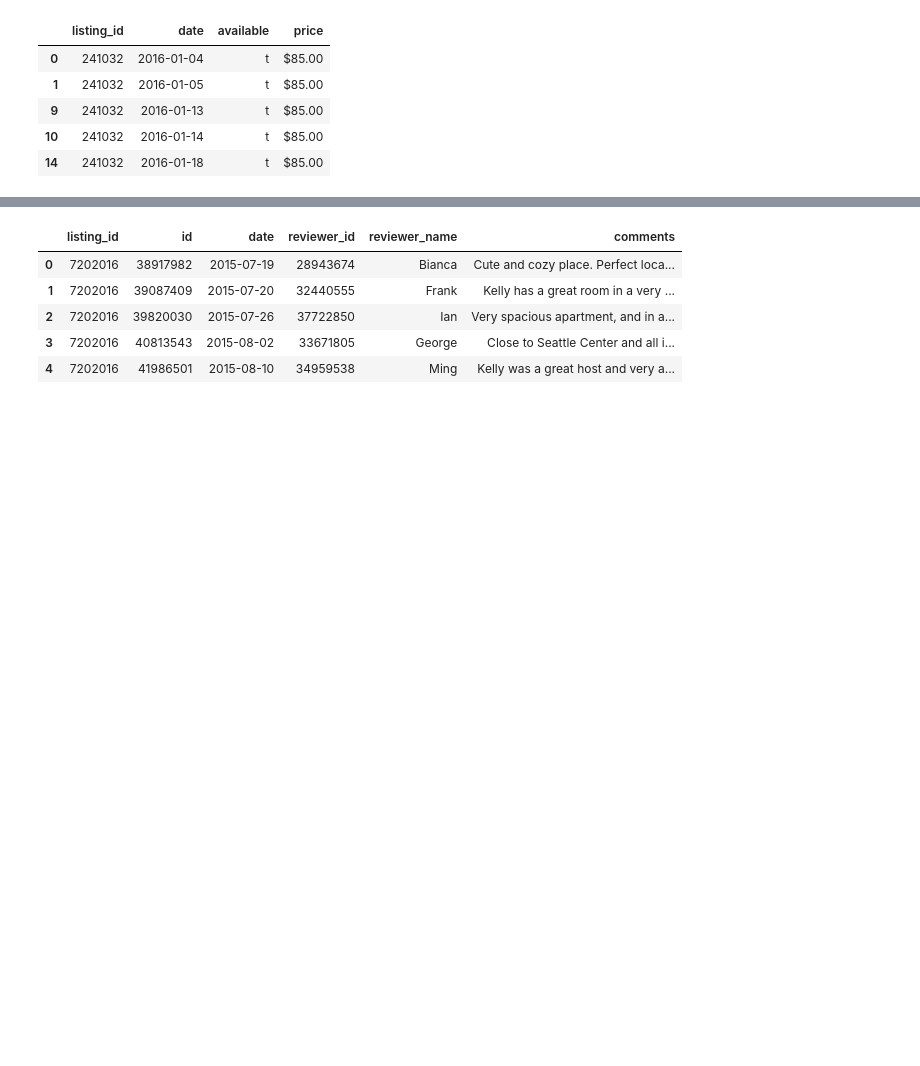
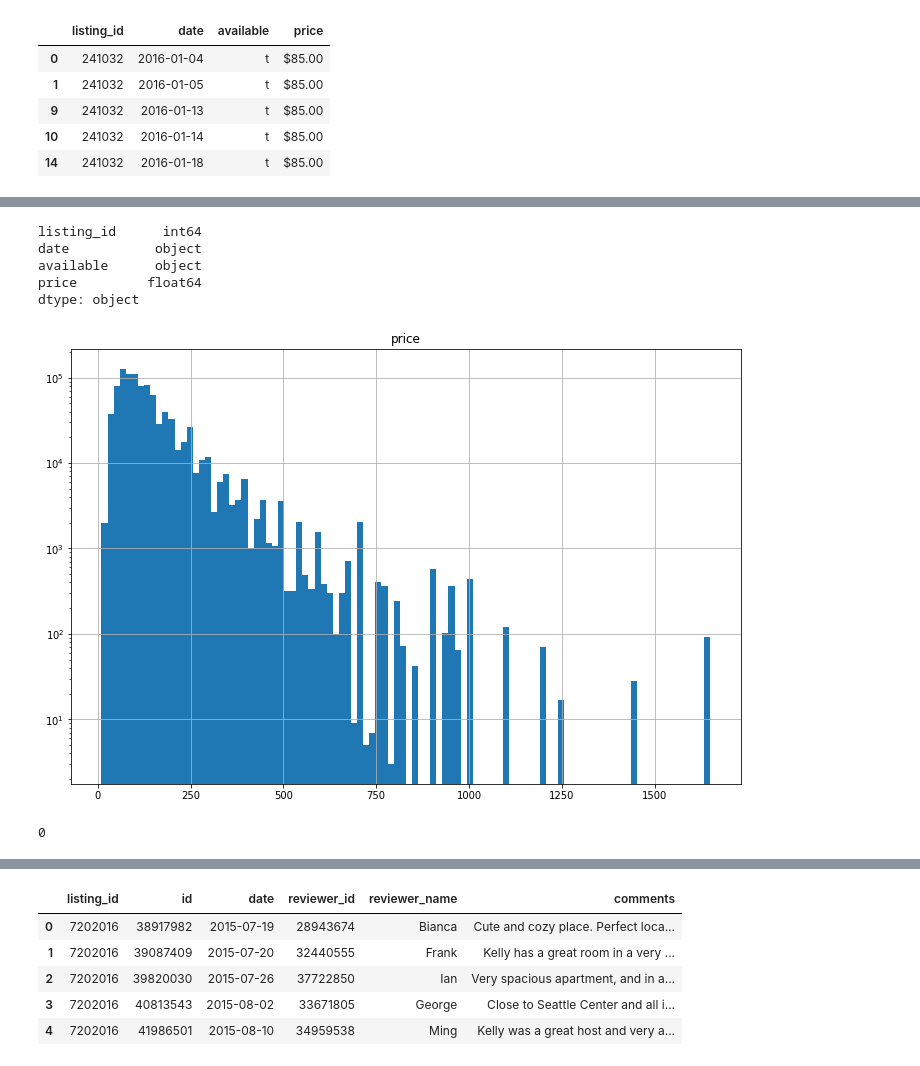
Before and after one commit to EmrahDemirezen/BSH_DATA_SCIENTIST_PROJECT_1, a Jupyter notebook: bsh-data-scientist-homework.ipynb, the cells around one changed output, grey strips where cells are left out. Saved outputs shown, nothing was run; the diff lists cells and outputs as text; code cells hidden in the pictures; blank space fills up the shorter version.

```diff
--- a/bsh-data-scientist-homework.ipynb
+++ b/bsh-data-scientist-homework.ipynb
@@ -54,13 +75,9 @@ df_cal.head()
 #Let's check the unique values of the available column
 print(df_cal.available.unique())
 #Let's check distribution of the prices
-from matplotlib import pyplot as plt
-# because of this I imported  pyplot
-# Creating histogram
-fig, ax = plt.subplots(figsize =(10, 7))
-ax.hist(df_cal["price"], bins = range(1,100))
-
-# Show plot
-plt.show()
+# but because of this  we have to get rid of $ sign  and make price column int
+df_cal["price"]=df_cal["price"].str.strip("$")
+df_cal.head()
+# str.strip is used with df.["column_name"]  if you try df.column_name it gives error.
 # %% [output]
 ['t']
@@ -67,0 +111,4 @@ plt.show()
+# %%
+# to be able to convert price column to float we replaced , with nothing...
+df_cal["price"]=df_cal["price"].str.replace(",","")
+print(df_cal.price.unique())
@@ -67,0 +133,25 @@ plt.show()
+# %%
+# convert the prices to float
+df_cal["price"]=df_cal["price"].astype(float)
+df_cal.dtypes
+# %% [output]
+listing_id      int64
+date           object
+available      object
+price         float64
+dtype: object
+# %%
+from matplotlib import pyplot as plt
+# I want to visualise price distribution because of this I imported  pyplot
+# Creating histogram
+ax = df_cal.hist(column="price", bins=100,log=True, figsize=(12, 8))
+# quantity distribution is too wide and so to be able to see outliers I used logaritmic histogram
+""""As you can see we have a skewed distribution as the price increases the available rooms decrease this also shows us there are
+a few rich people to accomodate at hight price rooms. :) :) """
+# %% [output]
+[figure, added]
+# %%
+# I checked if do I have nan value at date column
+df_cal['date'].isnull().sum()
+# %% [output]
+0
```
Also changed, not shown: parts of 42 cells of this notebook.
